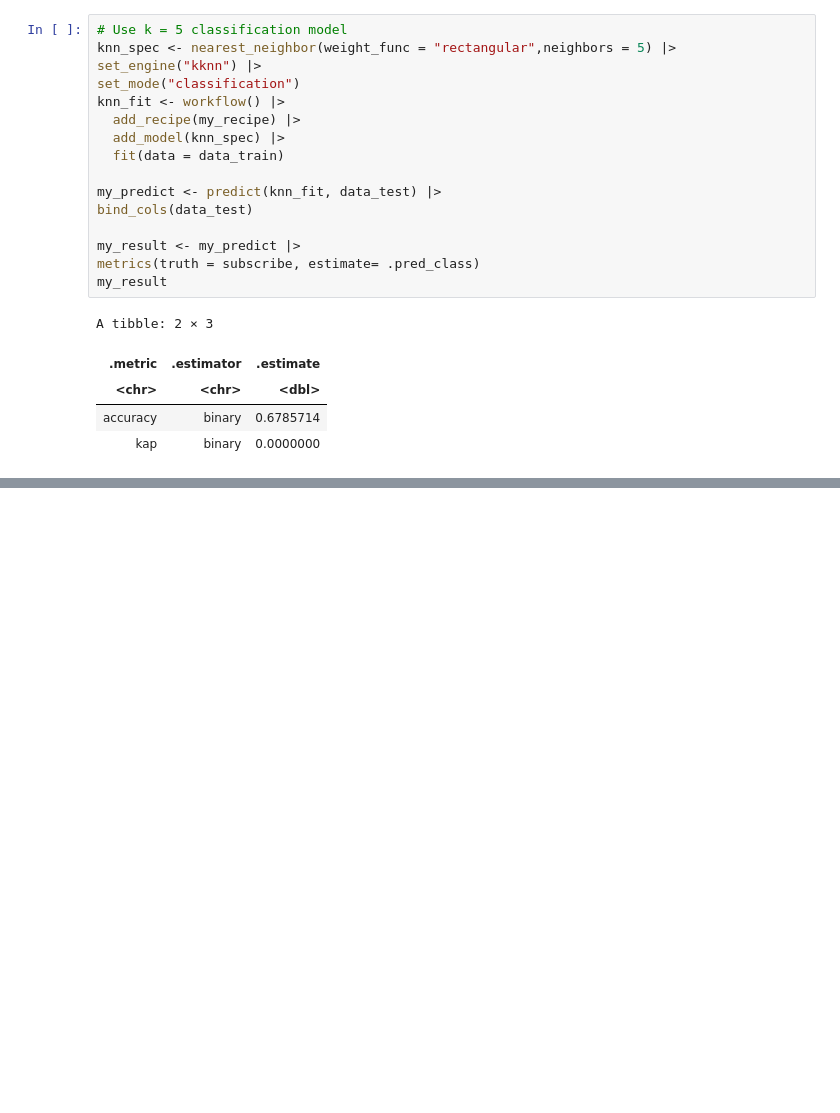
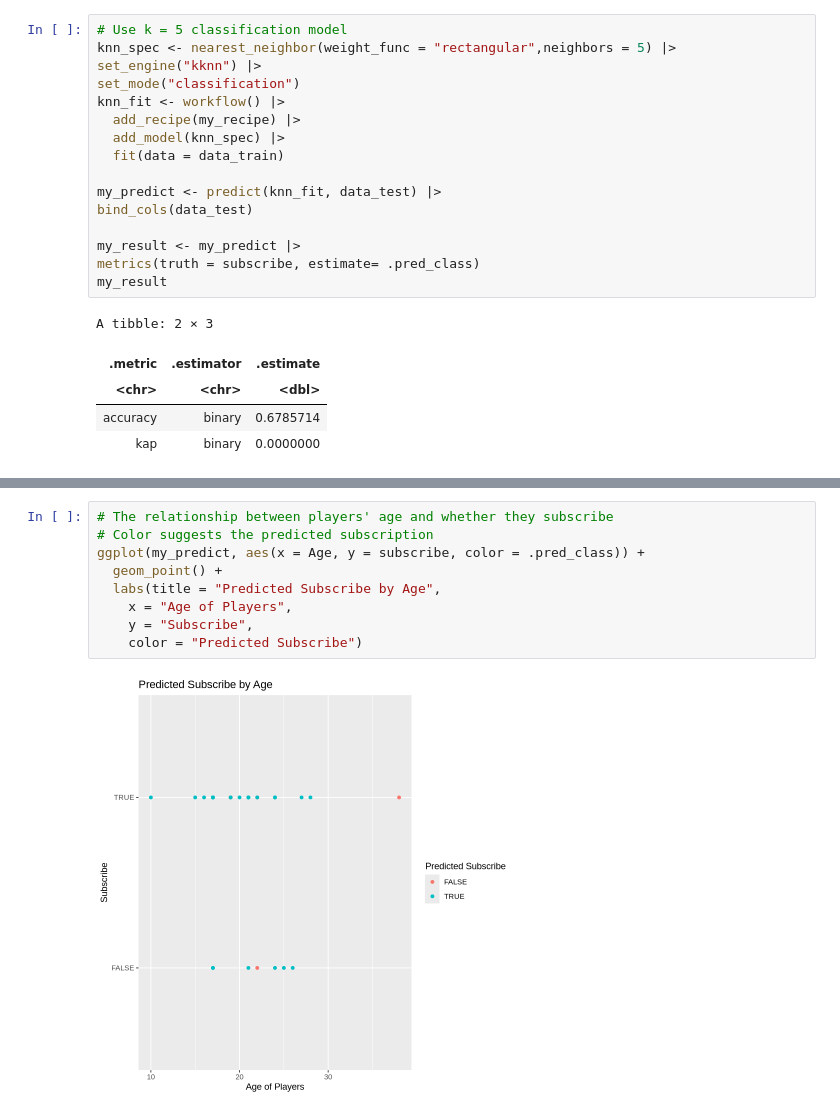
Before and after one commit to yang67776/dsci-100-2025s-project, a Jupyter notebook: dsci project.ipynb, the cells around one changed output, grey strips where cells are left out. Drawn from its saved outputs; the diff is of its cells as text; blank space fills up the shorter version.

```diff
--- a/dsci project.ipynb
+++ b/dsci project.ipynb
@@ -281,0 +295,11 @@ A tibble: 2 × 3
+# %%
+# The relationship between players' age and whether they subscribe
+# Color suggests the predicted subscription
+ggplot(my_predict, aes(x = Age, y = subscribe, color = .pred_class)) +
+  geom_point() +
+  labs(title = "Predicted Subscribe by Age",
+    x = "Age of Players",
+    y = "Subscribe",
+    color = "Predicted Subscribe")
+# %% [output]
+[figure, added]
```
Also changed, not shown: parts of 5 cells of this notebook.
